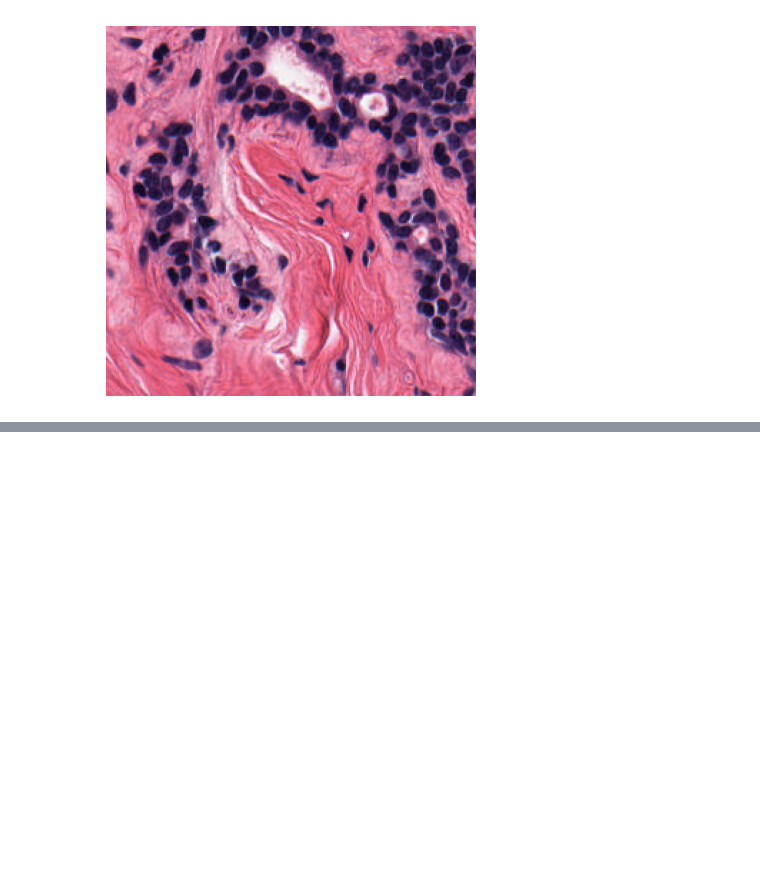
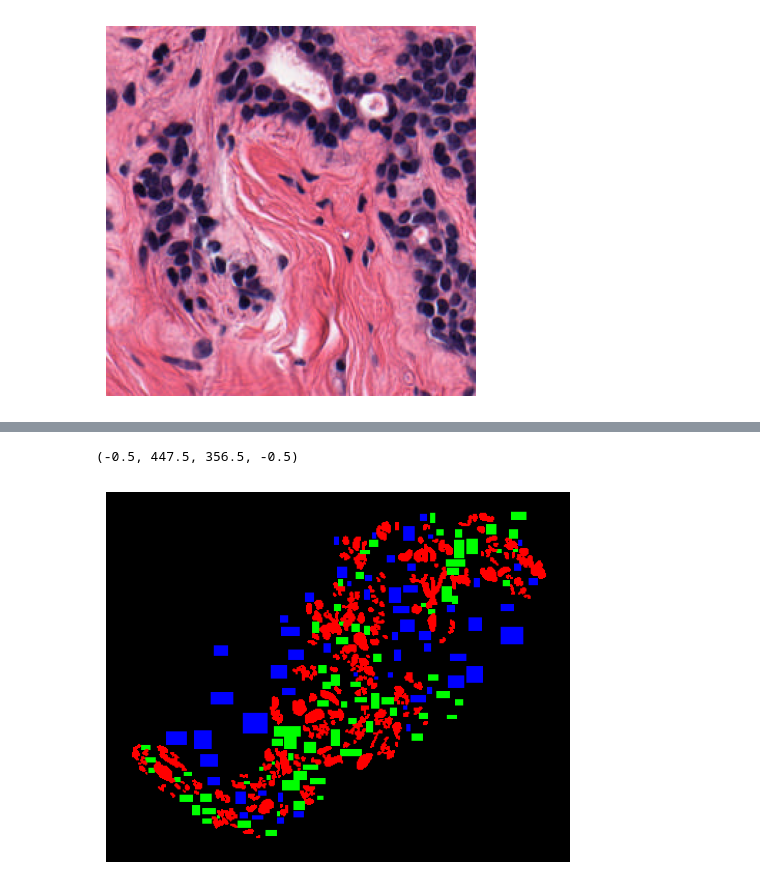
Before and after one commit to SiyuanChen726/Tissue-Classifier, a Jupyter notebook: TC_demo.ipynb, the cells around one changed output, grey strips where cells are left out. Saved outputs shown, nothing was run; the diff lists cells and outputs as text; code cells hidden in the pictures; blank space fills up the shorter version.

```diff
--- a/TC_demo.ipynb
+++ b/TC_demo.ipynb
@@ -92,0 +95,7 @@ plt.axis('off')
+# %%
+mask = generate_mask(wsi_path, anno_pt)
+plt.imshow(mask)
+plt.axis('off')
+# %% [output]
+(-0.5, 447.5, 356.5, -0.5)
+[figure, added]
```
Also changed, not shown: parts of 4 cells of this notebook, 4 other files.
